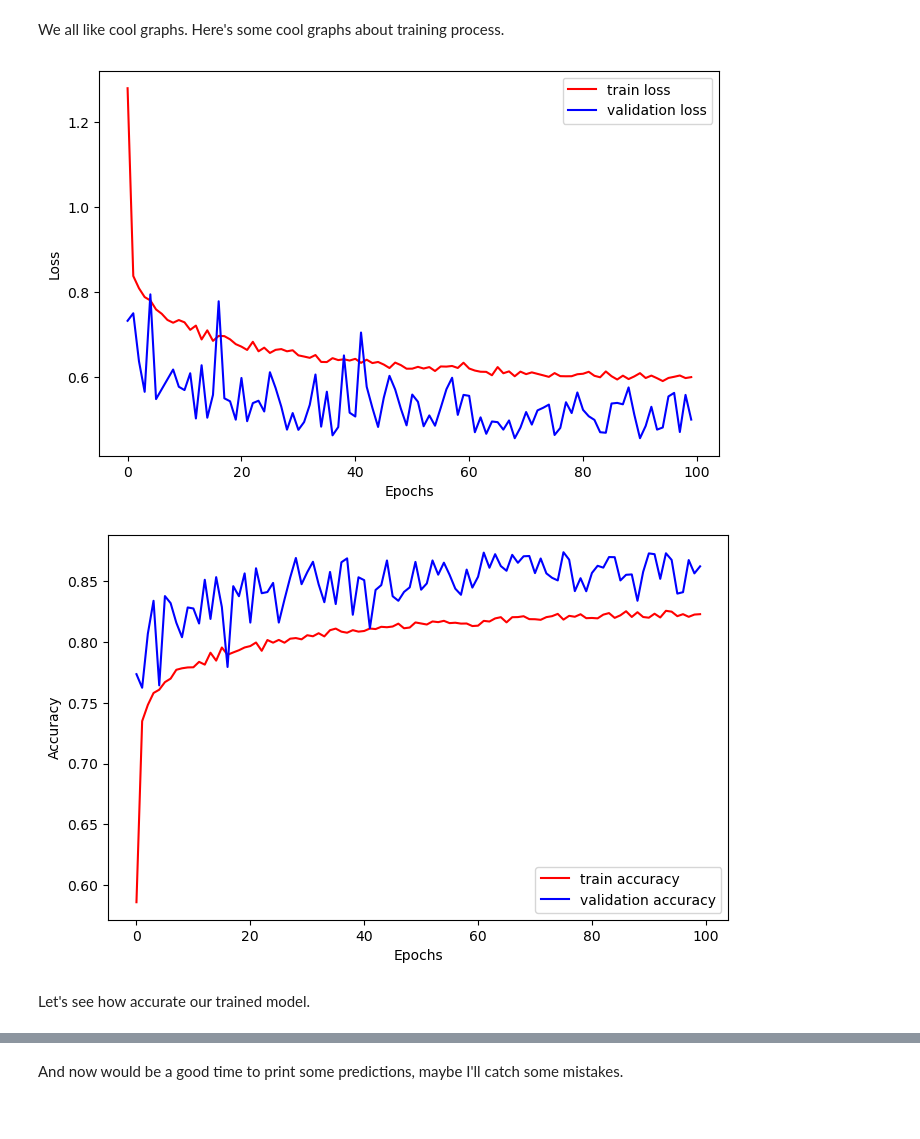
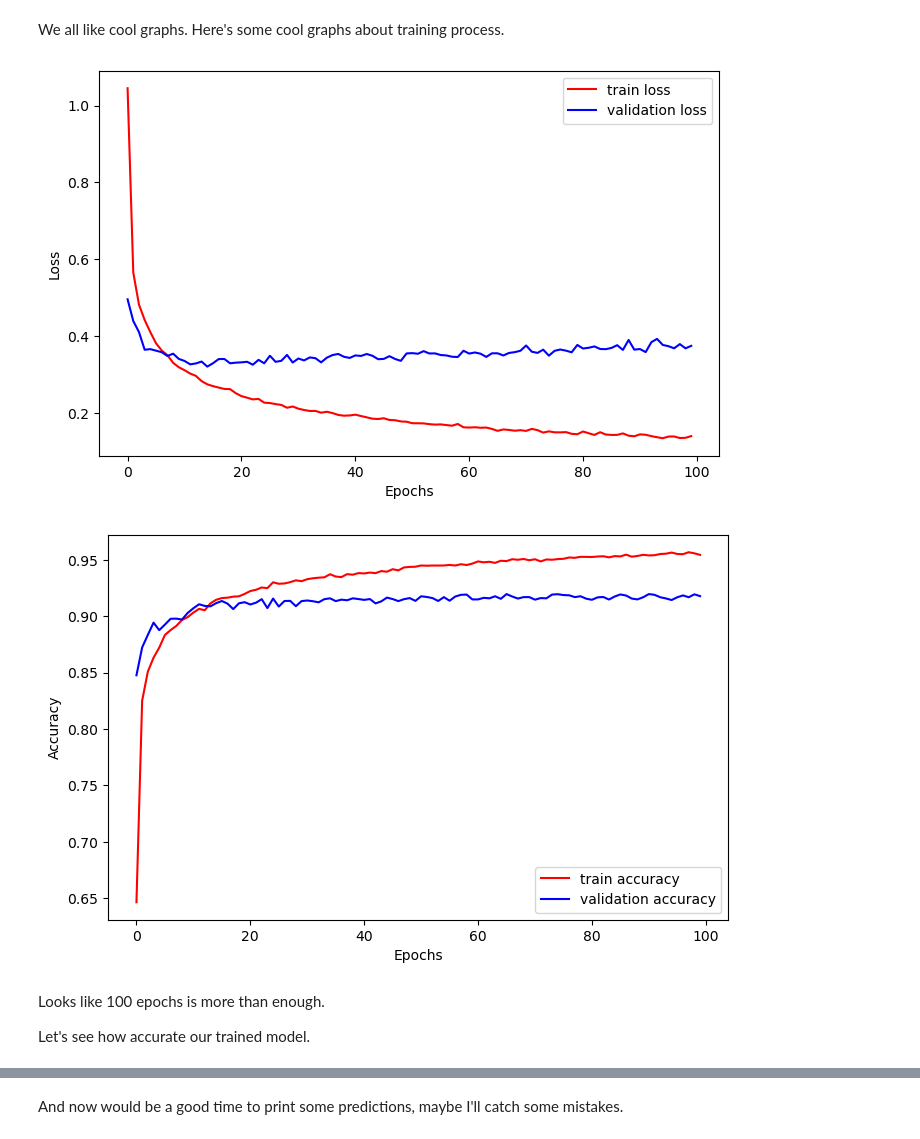
Before and after one commit to nealkafree/MonteCarloSampling, a Jupyter notebook: 1.Checking_out_data_and_testing_model_architecture.ipynb, the cells around one changed output, grey strips where cells are left out. Cells and saved outputs as stored; diff of their text form; code cells hidden in the pictures.

```diff
--- a/1.Checking_out_data_and_testing_model_architecture.ipynb
+++ b/1.Checking_out_data_and_testing_model_architecture.ipynb
@@ -34,8 +20,8 @@ dataset['X'].shape
 # %% [markdown]
 Dimensions are weird, this won't do. I will fix them and plot some examples of data.
 # %%
-data = np.transpose(dataset['X'], [3, 0, 1, 2])
+prep_data = np.transpose(dataset['X'], [3, 0, 1, 2])
 
-plot_data = list(zip(data[:10], dataset['y'][:10]))
-plot_images(plot_data, nrows=2, ncols=5)
+plot_data = list(zip(prep_data[:10], dataset['y'][:10]))
+visualization.plot_images(plot_data, rows=2, cols=5)
 # %% [output]
@@ -118,7 +68,7 @@ cnn_model = model.DropoutCNN(0.2)
 loss_fn = torch.nn.CrossEntropyLoss()
 
 torch.manual_seed(42)
-optimizer = torch.optim.Adam(cnn_model.parameters(), lr=0.01)
+optimizer = torch.optim.Adam(cnn_model.parameters(), lr=0.001)
 # %% [markdown]
 Now I train model and get back the best checkpoint.
 # %%
@@ -126,14 +76,16 @@ checkpoint, history = train.train_model(cnn_model, train_loader, validation_load
 # %% [markdown]
 We all like cool graphs. Here's some cool graphs about training process.
 # %%
-loss_plot(history['train_loss'], history['valid_loss'])
+visualization.loss_plot(history['train_loss'], history['valid_loss'])
 # %% [output]
-[figure, old version]
+[figure, new version]
 # %%
-accuracy_plot(history['train_acc'], history['valid_acc'])
+visualization.accuracy_plot(history['train_acc'], history['valid_acc'])
 # %% [output]
-[figure, old version]
+[figure, new version]
 # %% [markdown]
+Looks like 100 epochs is more than enough.
+
 Let's see how accurate our trained model.
 # %%
 test_data = data.prepare_data(test_data_path)
```
Also changed, not shown: parts of 9 cells of this notebook, 7 other files.
